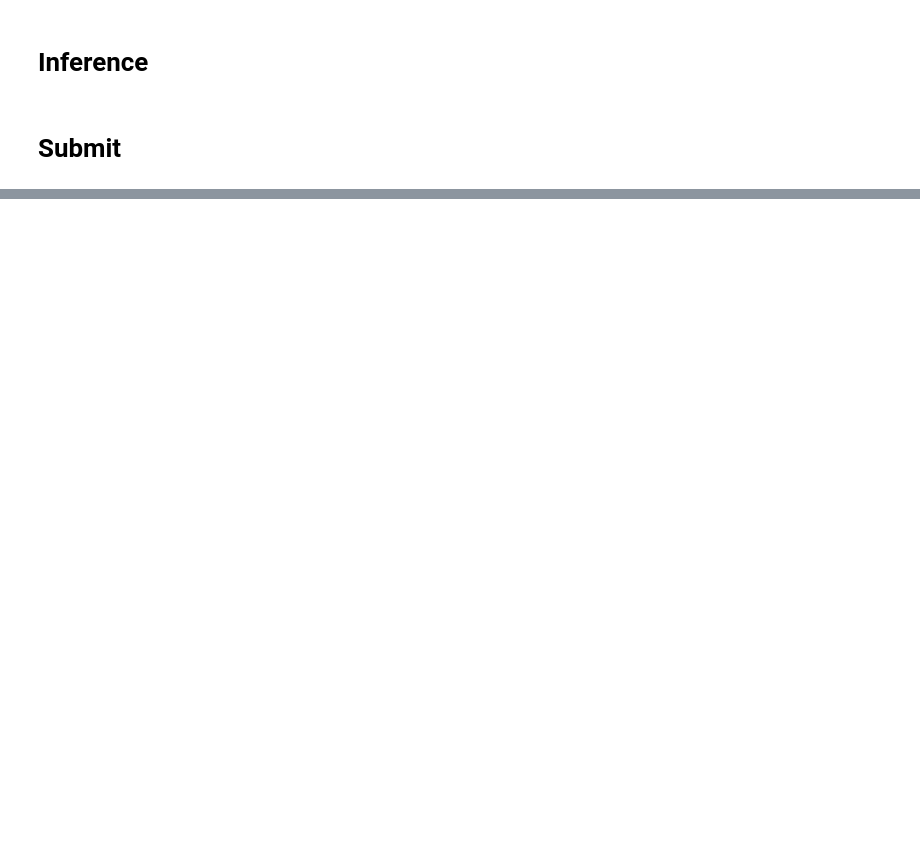
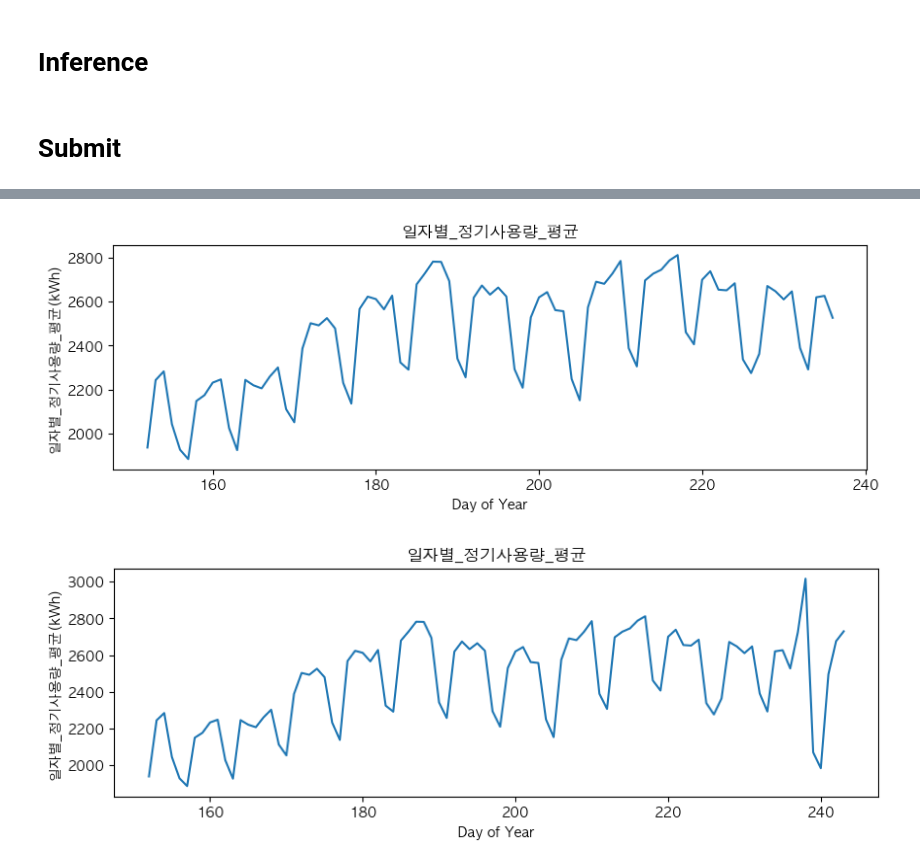
Before and after one commit to zivary/ABBA_test, a Jupyter notebook: ABBA_test-main/ABBA_test_LSTM.ipynb, the cells around one changed output, grey strips where cells are left out. Saved outputs shown, nothing was run; the diff lists cells and outputs as text; code cells hidden in the pictures; blank space fills up the shorter version.

```diff
--- a/ABBA_test-main/ABBA_test_LSTM.ipynb
+++ b/ABBA_test-main/ABBA_test_LSTM.ipynb
@@ -66,3 +77,13 @@ learning_rate = 0.001
+# %%
+# 하이퍼파라미터
+input_size = 23  # feature의 개수
+hidden_size = 64 # LSTM 레이어의 으닉 상태의 크기
+num_layers = 2 # 학습 모델을 직렬 배치할 개수
+output_size = 1 # 결과 값 형태
+num_epochs = 5 # 학습 횟수
+window_size = 24  # 예측에 사용될 시간 윈도우 크기, 예측을 위해 이전 몇개의 데이터 포인트를 참고할 것인가, 직전 24시간 데이터를 기반으로 다음 시간을 예측한다.
+batch_size = 64 # 학습시 한번에 들어가는 input 데이터 개수 24 * 64개 가 한번에 학습 들어간다. batch_size가 커지면 기울기 업데이트 보편적인 학습이되고 업데이트 횟수는 줄어든다. 모델의 일반화 성능이 올라감
+learning_rate = 0.001
 # %% [markdown]
 # Dataset
 # %%
@@ -110,7 +173,7 @@ train_df.columns, test_df.columns
 # %%
 # normalization
 scaler = MinMaxScaler()
-train_data = scaler.fit_transform(train_df.drop(['num_date_time', 'building_number', 'date_time', 'day_of_year'], axis=1).values)
+train_data = scaler.fit_transform(train_df.drop(['num_date_time', 'building_number', 'date_time', 'year', 'month', 'day', 'hour', 'day_of_year'], axis=1).values)
 train_loader = create_data_loader(train_data, window_size, batch_size)
 # %% [markdown]
 # Model Define
@@ -160,7 +225,7 @@ for epoch in range(num_epochs):
         loss.backward()
         optimizer.step()
 
-        if (i+1) % 300 == 0:
+        if (i+1) % 1000 == 0:
             print ('Epoch [{}/{}], Step [{}/{}], Loss: {:.4f}'
                    .format(epoch+1, num_epochs, i+1, len(train_loader), loss.item()))
 
@@ -169,10 +251,10 @@ print('==================== 학습 완료 ====================')
 # Test Data Pre-processing
 # %%
 # 학습 데이터에서 마지막 행 가져오기
-last_train_data = train_df.drop(['num_date_time', 'building_number', 'date_time', 'day_of_year'], axis=1).loc[204000-24:,:]
+last_train_data = train_df.drop(['num_date_time', 'building_number', 'date_time', 'year', 'month', 'day', 'hour', 'day_of_year'], axis=1).loc[204000-24:,:]
 
 # 전력소비량 열 생성
-final_df = pd.concat((test_df.drop(['num_date_time', 'building_number', 'date_time', 'day_of_year'], axis=1), pd.DataFrame(np.zeros(test_df.shape[0]))),axis=1)
+final_df = pd.concat((test_df.drop(['num_date_time', 'building_number', 'date_time', 'year', 'month', 'day', 'hour', 'day_of_year'], axis=1), pd.DataFrame(np.zeros(test_df.shape[0]))),axis=1)
 final_df = final_df.rename({0:'power_consumption'},axis=1)
 # %% [markdown]
 # Test Dataset
@@ -229,7 +337,19 @@ final_df.reset_index(drop=True)
 # %%
-plt.figure(figsize=(10, 6))
-plt.plot(모든_건물의_전기사용량_일자별_평균.index,모든_건물의_전기사용량_일자별_총합.values)
-plt.title('날자별_모든_건물의_전기사용량_평균')
-plt.xlabel('Day of the Year')
-plt.ylabel('모든_건물의_전기사용량_일자별_평균(kWh)')
+일자별_정기사용량_평균 = train_df.groupby('day_of_year').power_consumption.mean()
+plt.figure(figsize=(10, 3))
+plt.plot(일자별_정기사용량_평균.index,일자별_정기사용량_평균.values)
+plt.title('일자별_정기사용량_평균')
+plt.xlabel('Day of Year')
+plt.ylabel('일자별_정기사용량_평균(kWh)')
 plt.show()
+
+일자별_정기사용량_평균 = final_df.groupby('day_of_year').power_consumption.mean()
+plt.figure(figsize=(10, 3))
+plt.plot(일자별_정기사용량_평균.index,일자별_정기사용량_평균.values)
+plt.title('일자별_정기사용량_평균')
+plt.xlabel('Day of Year')
+plt.ylabel('일자별_정기사용량_평균(kWh)')
+plt.show()
+# %% [output]
+[figure, added]
+[figure, added]
```
Also changed, not shown: parts of 15 cells of this notebook, 22 other files.
